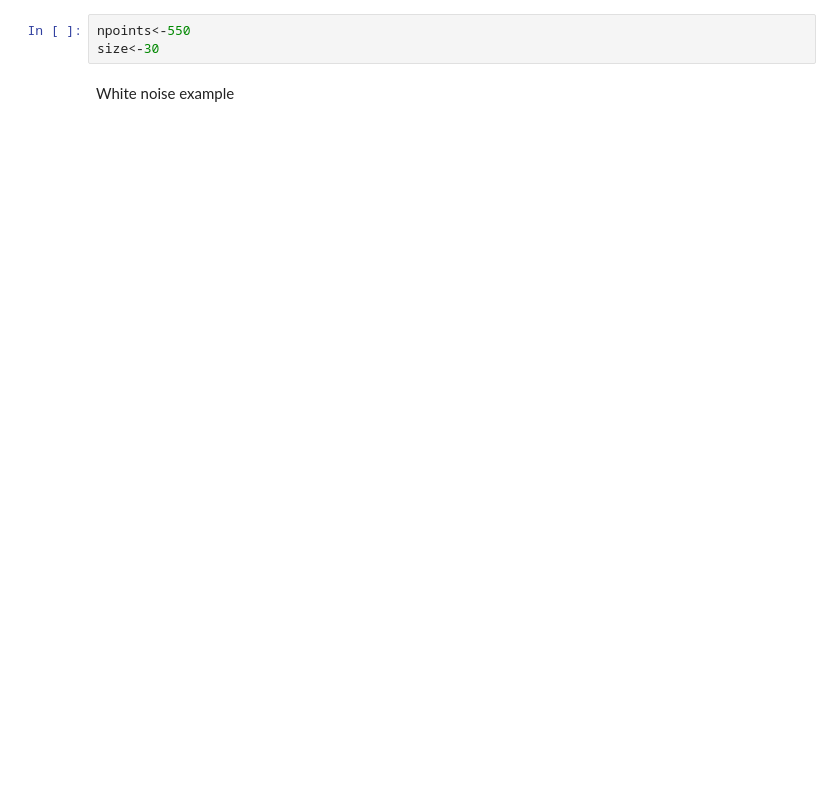
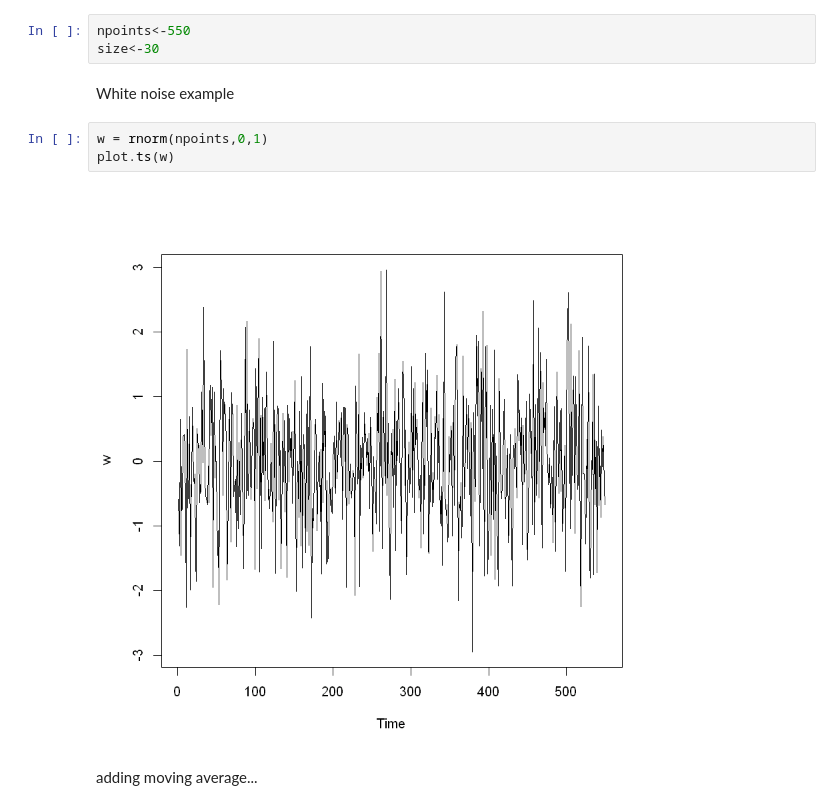
Before and after one commit to gdlunga/working, a Jupyter notebook: R/Time Series Analysis and Its Applications/notebooks/chapter_1.ipynb, the cells around one changed output. Drawn from its saved outputs; the diff is of its cells as text; blank space fills up the shorter version.

```diff
--- a/R/Time Series Analysis and Its Applications/notebooks/chapter_1.ipynb
+++ b/R/Time Series Analysis and Its Applications/notebooks/chapter_1.ipynb
@@ -3,4 +3,11 @@ npoints<-550
 size<-30
 # %% [markdown]
 White noise example
+# %%
+w = rnorm(npoints,0,1)
+plot.ts(w)
+# %% [output]
+[figure, added]
+# %% [markdown]
+adding moving average...
 # %%
```
Also changed, not shown: parts of 1 cell of this notebook.
